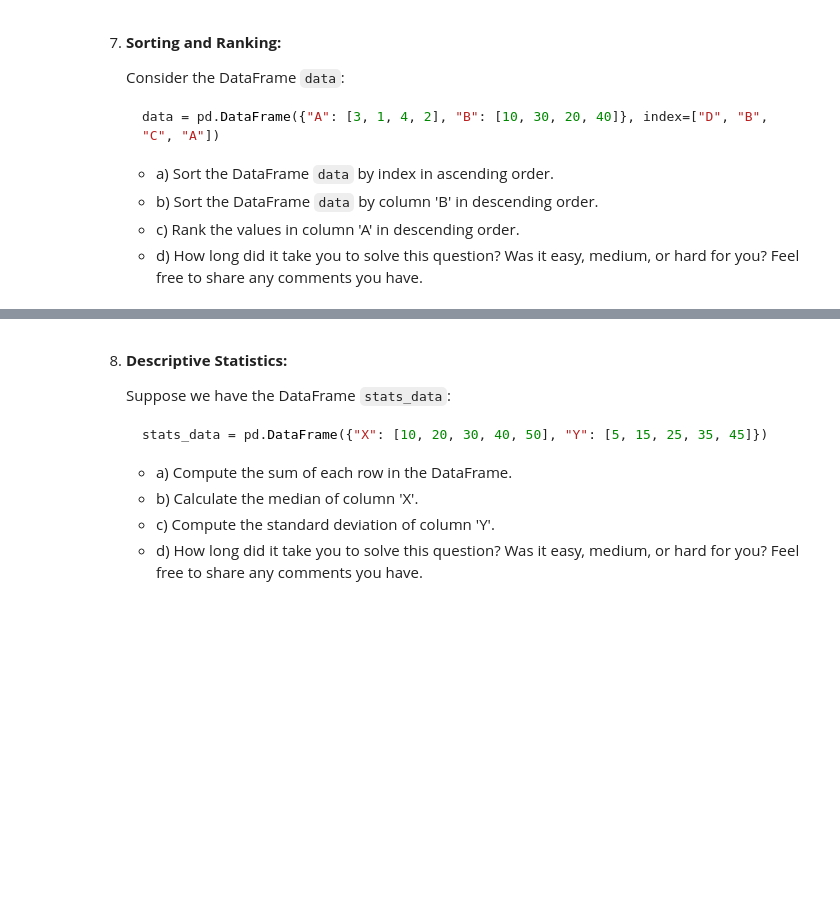
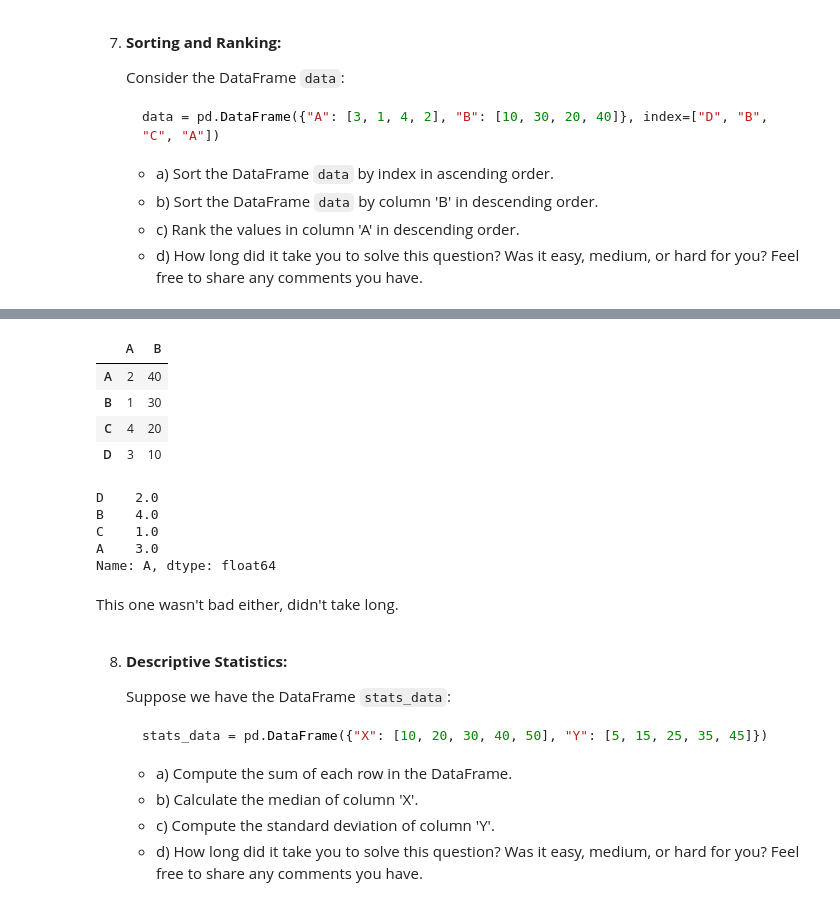
Before and after one commit to zacmac13/Intro-to-Data-Science, a Jupyter notebook: HW/HW2.ipynb, the cells around one changed output, grey strips where cells are left out. Cells and saved outputs as stored; diff of their text form; code cells hidden in the pictures; blank space fills up the shorter version.

```diff
--- a/HW/HW2.ipynb
+++ b/HW/HW2.ipynb
@@ -93,3 +264,21 @@ Remember, timely completion of assignments is crucial for your understanding of
+# %%
+data.sort_values(by = 'B' ,ascending=False)
+# %% [output]
+|  | A | B |
+| A | 2 | 40 |
+| B | 1 | 30 |
+| C | 4 | 20 |
+| D | 3 | 10 |
+# %%
+data['A'].rank(ascending=False)
+# %% [output]
+D    2.0
+B    4.0
+C    1.0
+A    3.0
+Name: A, dtype: float64
+# %% [markdown]
+This one wasn't bad either, didn't take long.
 # %% [markdown]
 8. **Descriptive Statistics:**
 
```
Also changed, not shown: parts of 51 cells of this notebook.
